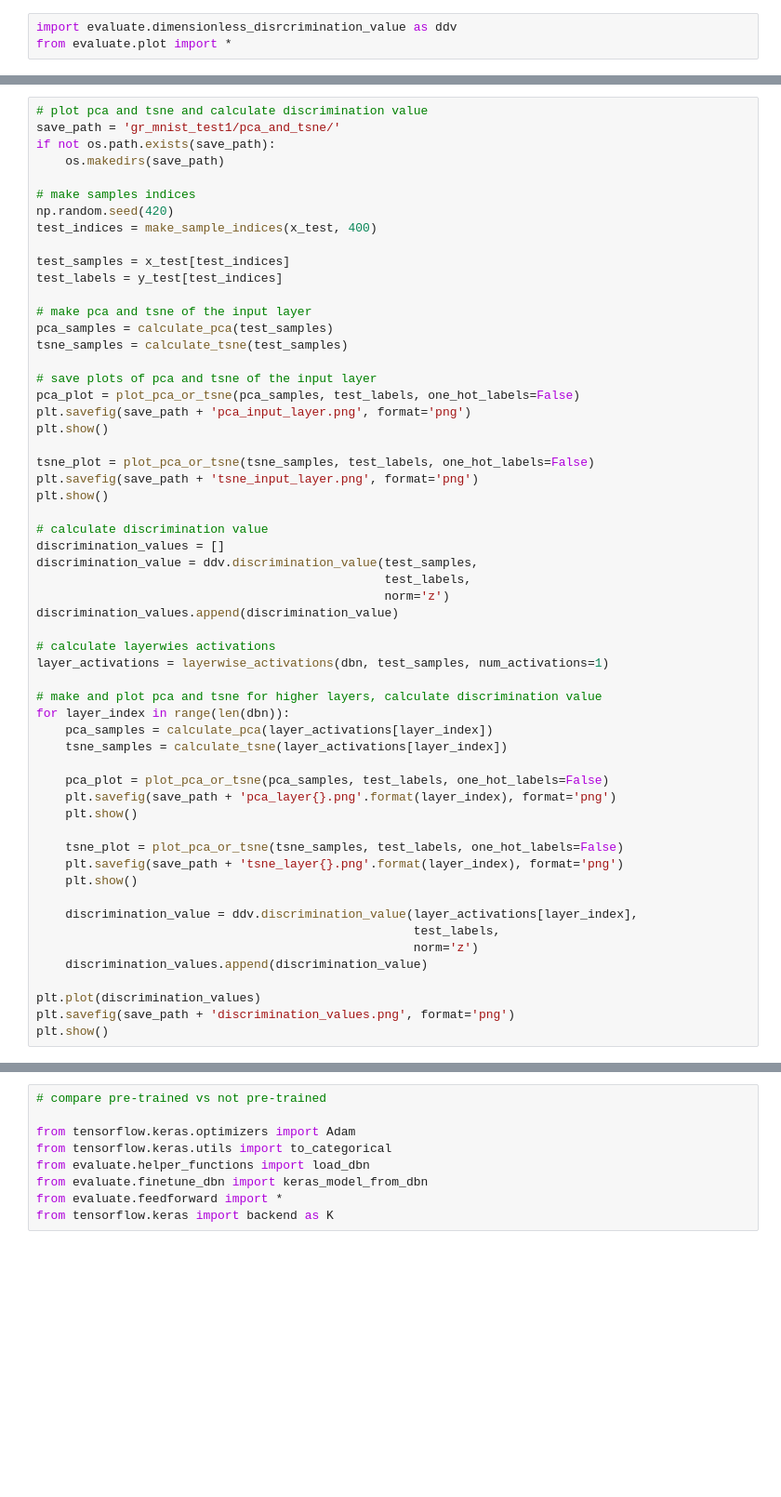
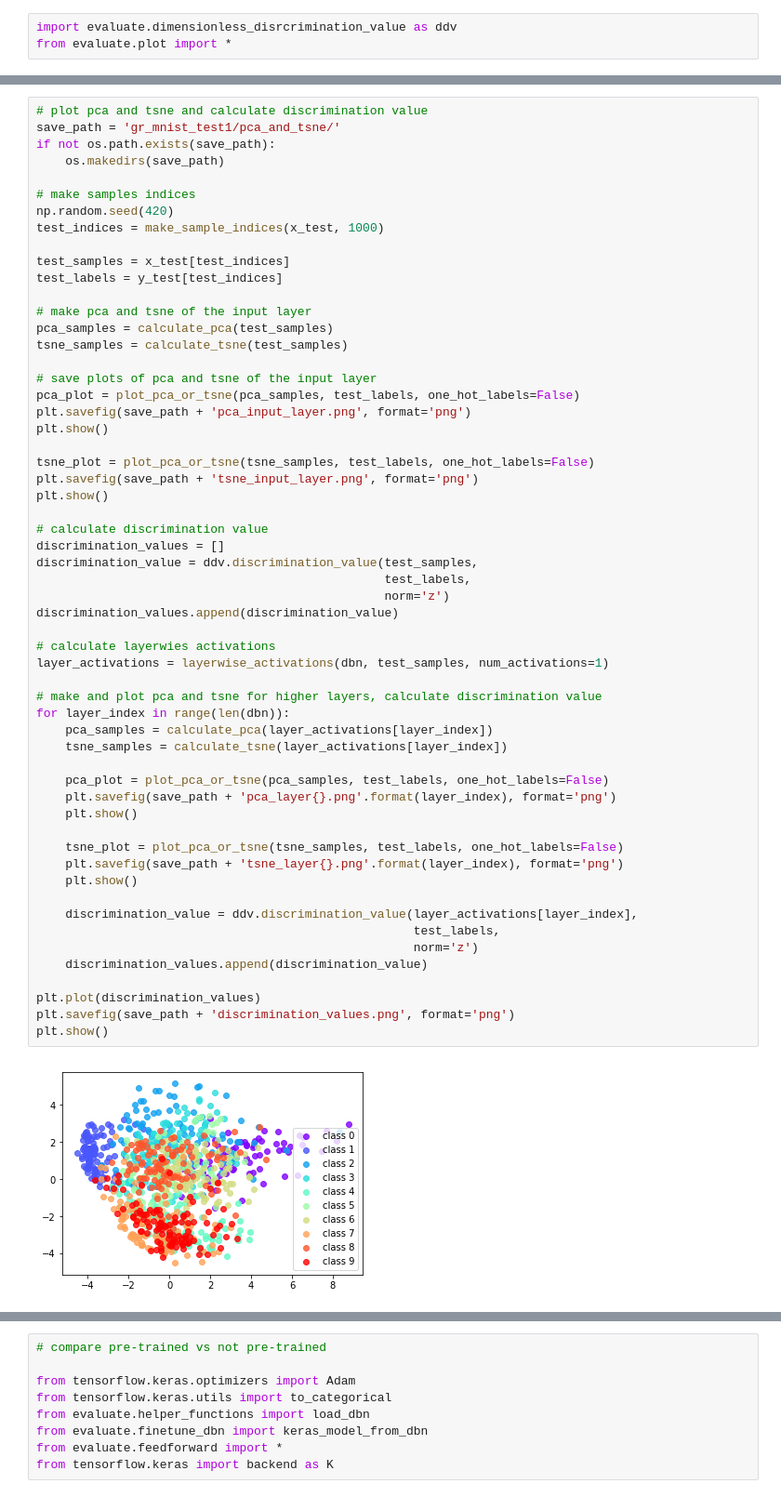
Before and after one commit to jsnfly/RBM, a Jupyter notebook: gaussian_rectified_mnist_test.ipynb, the cells around one changed output, grey strips where cells are left out. Shown at 93% size. Saved outputs shown, nothing was run; the diff lists cells and outputs as text; blank space fills up the shorter version.

Commit message:
ran gr-mnist-test, minor fixes

```diff
--- a/gaussian_rectified_mnist_test.ipynb
+++ b/gaussian_rectified_mnist_test.ipynb
@@ -185,7 +185,7 @@ if not os.path.exists(save_path):
 
 # make samples indices
 np.random.seed(420)
-test_indices = make_sample_indices(x_test, 400)
+test_indices = make_sample_indices(x_test, 1000)
 
 test_samples = x_test[test_indices]
 test_labels = y_test[test_indices]
@@ -207,30 +207,32 @@ plt.show()
 discrimination_values = []
 discrimination_value = ddv.discrimination_value(test_samples,
                                                 test_labels,
                                                 norm='z')
 discrimination_values.append(discrimination_value)
 
 # calculate layerwies activations
 layer_activations = layerwise_activations(dbn, test_samples, num_activations=1)
 
 # make and plot pca and tsne for higher layers, calculate discrimination value
 for layer_index in range(len(dbn)):
     pca_samples = calculate_pca(layer_activations[layer_index])
     tsne_samples = calculate_tsne(layer_activations[layer_index])
 
     pca_plot = plot_pca_or_tsne(pca_samples, test_labels, one_hot_labels=False)
     plt.savefig(save_path + 'pca_layer{}.png'.format(layer_index), format='png')
     plt.show()
 
     tsne_plot = plot_pca_or_tsne(tsne_samples, test_labels, one_hot_labels=False)
     plt.savefig(save_path + 'tsne_layer{}.png'.format(layer_index), format='png')
     plt.show()
 
     discrimination_value = ddv.discrimination_value(layer_activations[layer_index],
                                                     test_labels,
                                                     norm='z')
     discrimination_values.append(discrimination_value)
 
 plt.plot(discrimination_values)
 plt.savefig(save_path + 'discrimination_values.png', format='png')
 plt.show()
+# %% [output]
+[figure, added]
```
Also changed, not shown: parts of 7 cells of this notebook, 3 other files.
